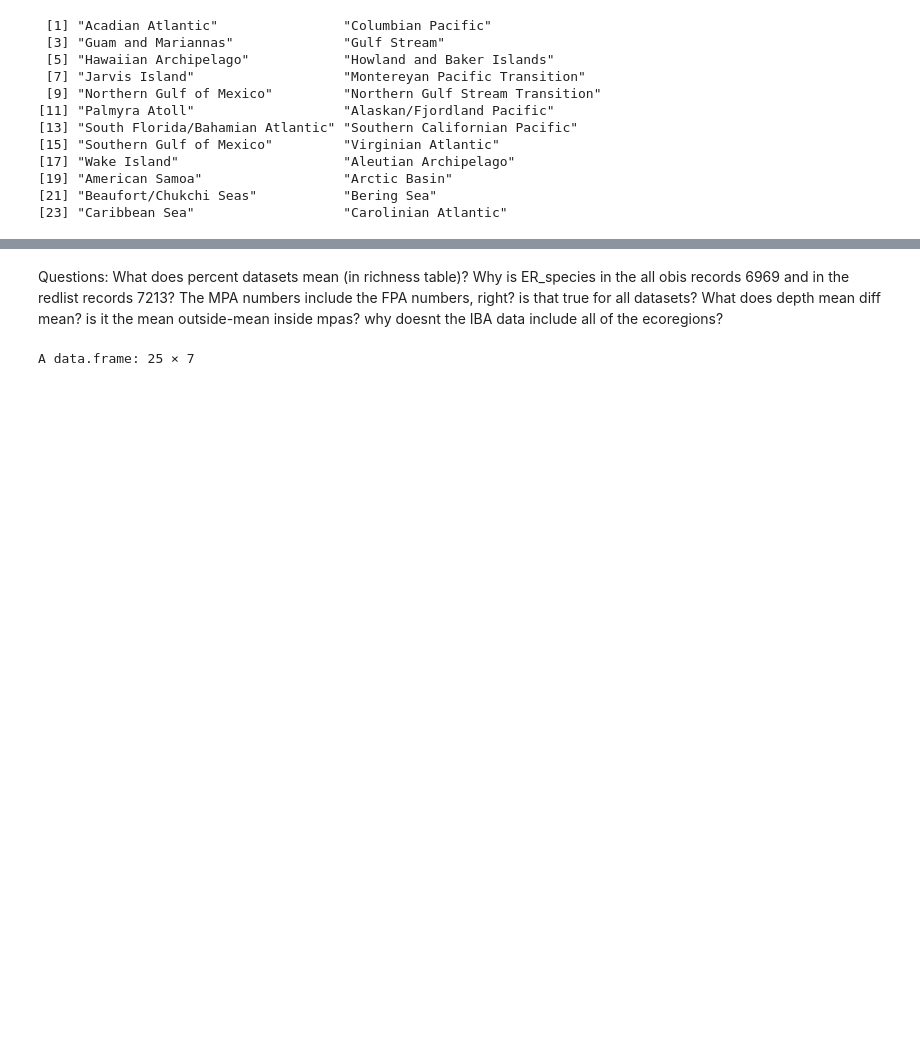
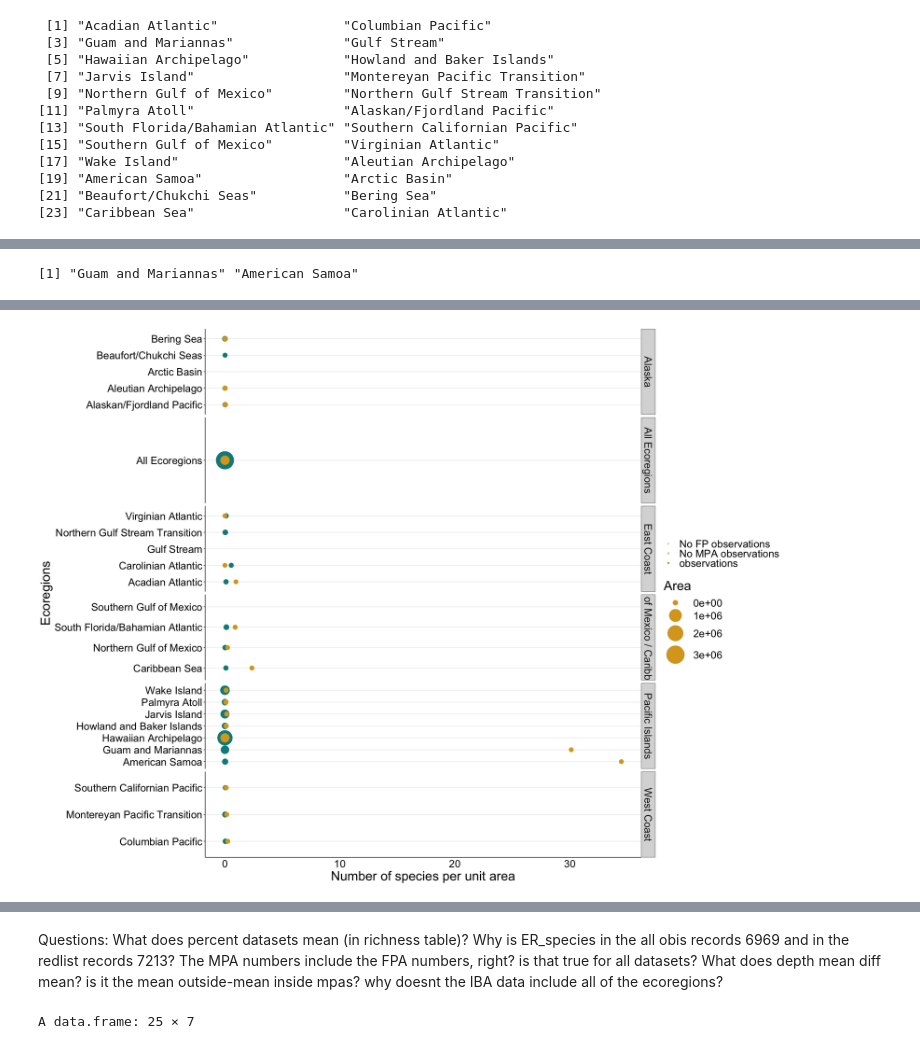
Before and after one commit to sagw/MBD, a Jupyter notebook: Richness.ipynb, the cells around one changed output, grey strips where cells are left out. Cells and saved outputs as stored; diff of their text form; code cells hidden in the pictures; blank space fills up the shorter version.

```diff
--- a/Richness.ipynb
+++ b/Richness.ipynb
@@ -209,0 +201,23 @@ ylab("Ecoregions")
+# %%
+exclude <- c("Guam and Mariannas", "American Samoa")
+head(exclude)
+richnesscov[!richnesscov$NAME %in% exclude,]
+# %% [output]
+[1] "Guam and Mariannas" "American Samoa"
+# %%
+ggplot(richnesscov) +
+geom_point(color="cyan4", aes(x = MPA_species_area, y = NAME, size= MPA.Coverage.Area, shape=ifelse(MPA.Coverage.Area==0, "No MPA observations", "observations")))+
+geom_point(color="goldenrod", aes(x = FP_MPA_species_area, y = NAME, size=FP.MPA.Coverage.Area, shape=ifelse(FP.MPA.Coverage.Area==0, "No FP observations", "observations")))+
+scale_size_continuous(range = c(4, 16))+
+scale_shape_manual(values=c(111,79, 16))+
+       #geom_line()+
+facet_grid(Region~., scales="free")+
+theme_bw()+
+labs(x="Number of species per unit area", shape="", size="Area")+
+theme(legend.position="right", panel.border = element_blank(),
+          panel.grid.major.x = element_blank(),
+          panel.grid.minor.x = element_blank(),
+          axis.ticks.x=element_blank(), axis.line=element_line(color="black"), axis.text=element_text(color="black"),
+          text = element_text(size=25))+
+ylab("Ecoregions")
+# %% [output]
@@ -209,0 +228 @@ ylab("Ecoregions")
+[figure, added]
```
Also changed, not shown: parts of 33 cells of this notebook, 5 other files.
